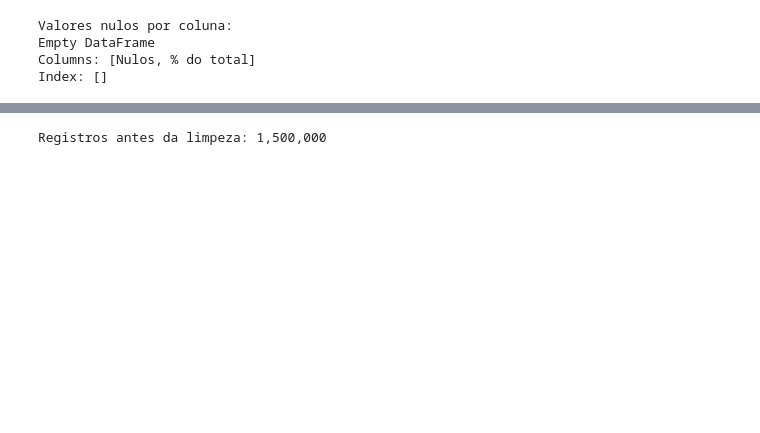
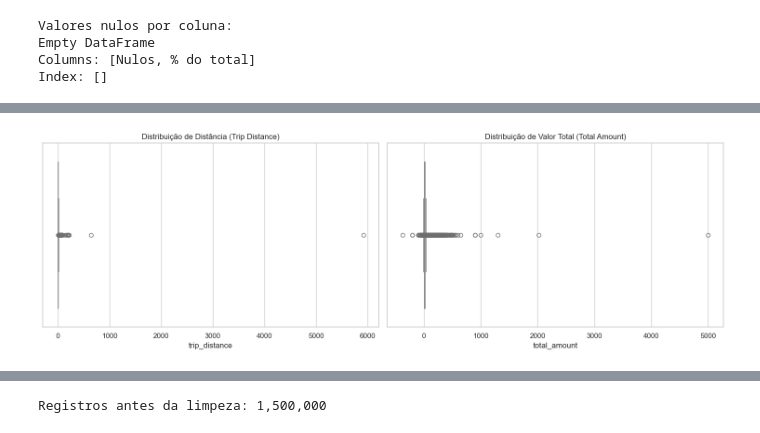
Before and after one commit to raquelpfm/nyc-taxi-analysis, a Jupyter notebook: notebooks/nyc_taxi.ipynb, the cells around one changed output, grey strips where cells are left out. Drawn from its saved outputs; the diff is of its cells as text; code cells hidden in the pictures; blank space fills up the shorter version.

```diff
--- a/notebooks/nyc_taxi.ipynb
+++ b/notebooks/nyc_taxi.ipynb
@@ -46,7 +73,8 @@ import seaborn as sns
 import plotly.express as px
 import plotly.graph_objects as go
 import os
+import subprocess
 
-sns.set_theme(style="darkgrid")
+sns.set_theme(style="whitegrid")
 plt.rcParams['figure.figsize'] = (13, 5)
 plt.rcParams['font.size'] = 12
@@ -186,0 +231,15 @@ df[colunas_criticas].describe().round(2)
+# %%
+fig, axes = plt.subplots(1, 2, figsize=(15, 5))
+
+# boxplot para distância
+sns.boxplot(x=df['trip_distance'], ax=axes[0], color='skyblue')
+axes[0].set_title('Distribuição de Distância (Trip Distance)')
+
+# boxplot para valor total
+sns.boxplot(x=df['total_amount'], ax=axes[1], color='salmon')
+axes[1].set_title('Distribuição de Valor Total (Total Amount)')
+
+plt.tight_layout()
+plt.show()
+# %% [output]
+[figure, added]
```
Also changed, not shown: parts of 106 cells of this notebook.
